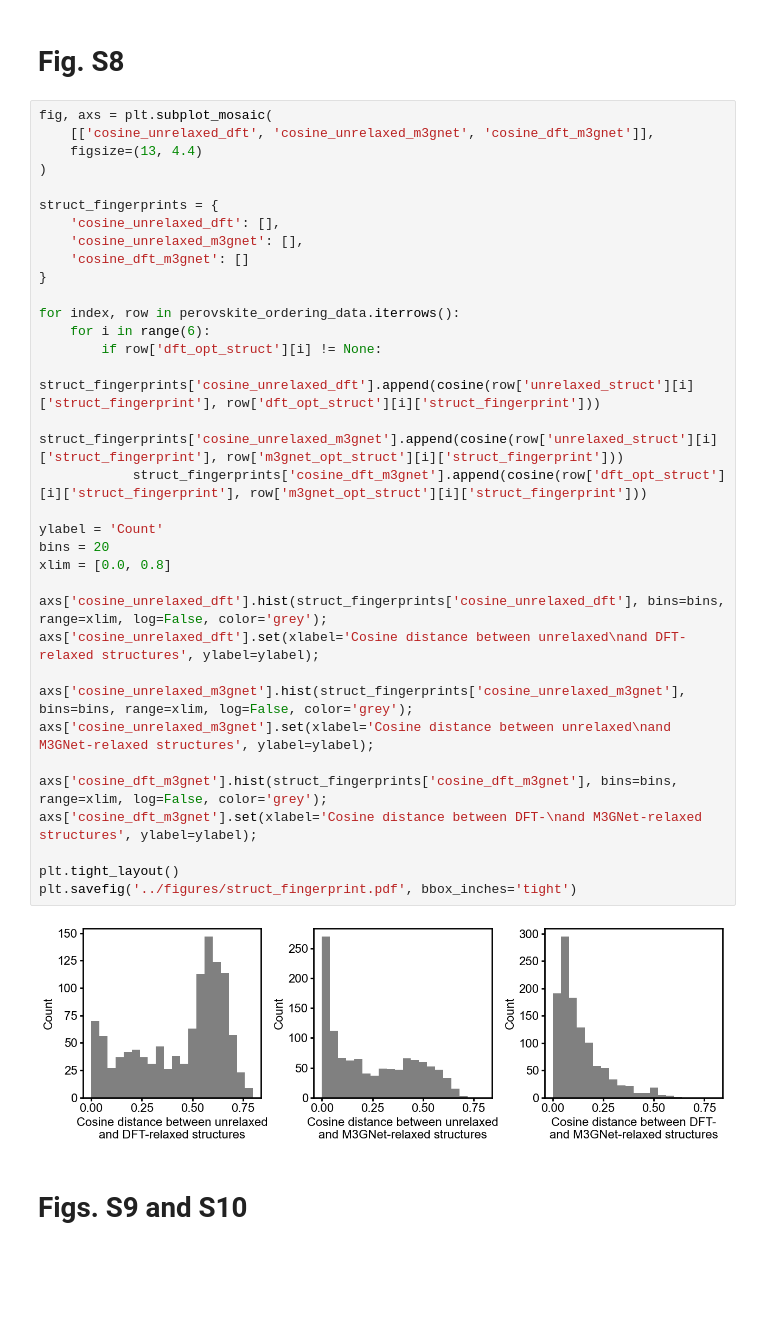
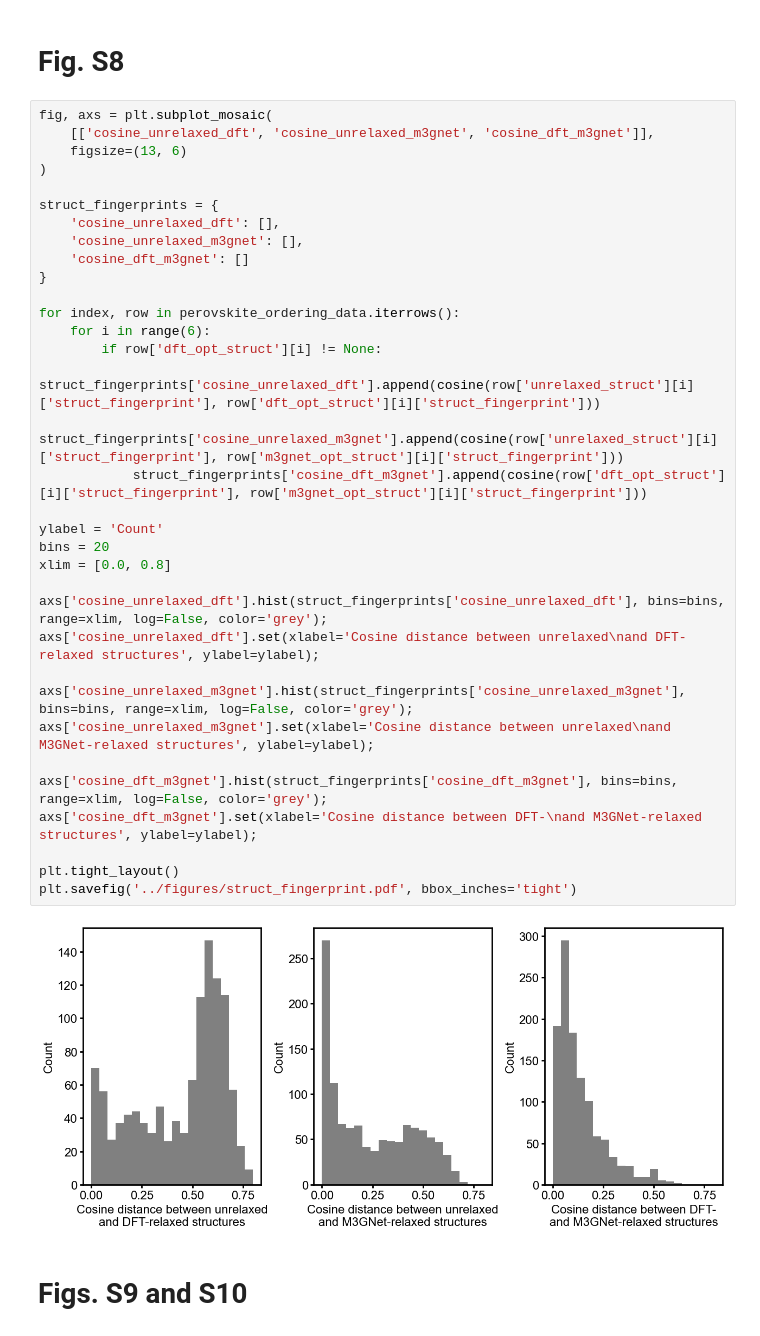
Before and after one commit to learningmatter-mit/Perovskite-Ordering-Descriptors, a Jupyter notebook: descriptors/perovskite_ordering_descriptors.ipynb, the cells around one changed output. Saved outputs shown, nothing was run; the diff lists cells and outputs as text; blank space fills up the shorter version.

```diff
--- a/descriptors/perovskite_ordering_descriptors.ipynb
+++ b/descriptors/perovskite_ordering_descriptors.ipynb
@@ -332,39 +332,39 @@ plt.savefig('../figures/m3gnet_dft_parity.pdf', bbox_inches='tight')
 # %%
 fig, axs = plt.subplot_mosaic(
     [['cosine_unrelaxed_dft', 'cosine_unrelaxed_m3gnet', 'cosine_dft_m3gnet']],
-    figsize=(13, 4.4)
+    figsize=(13, 6)
 )
 
 struct_fingerprints = {
     'cosine_unrelaxed_dft': [],
     'cosine_unrelaxed_m3gnet': [],
     'cosine_dft_m3gnet': []
 }
 
 for index, row in perovskite_ordering_data.iterrows():
     for i in range(6):
         if row['dft_opt_struct'][i] != None:
             struct_fingerprints['cosine_unrelaxed_dft'].append(cosine(row['unrelaxed_struct'][i]['struct_fingerprint'], row['dft_opt_struct'][i]['struct_fingerprint']))
             struct_fingerprints['cosine_unrelaxed_m3gnet'].append(cosine(row['unrelaxed_struct'][i]['struct_fingerprint'], row['m3gnet_opt_struct'][i]['struct_fingerprint']))
             struct_fingerprints['cosine_dft_m3gnet'].append(cosine(row['dft_opt_struct'][i]['struct_fingerprint'], row['m3gnet_opt_struct'][i]['struct_fingerprint']))
 
 ylabel = 'Count'
 bins = 20
 xlim = [0.0, 0.8]
 
 axs['cosine_unrelaxed_dft'].hist(struct_fingerprints['cosine_unrelaxed_dft'], bins=bins, range=xlim, log=False, color='grey');
 axs['cosine_unrelaxed_dft'].set(xlabel='Cosine distance between unrelaxed\nand DFT-relaxed structures', ylabel=ylabel);
 
 axs['cosine_unrelaxed_m3gnet'].hist(struct_fingerprints['cosine_unrelaxed_m3gnet'], bins=bins, range=xlim, log=False, color='grey');
 axs['cosine_unrelaxed_m3gnet'].set(xlabel='Cosine distance between unrelaxed\nand M3GNet-relaxed structures', ylabel=ylabel);
 
 axs['cosine_dft_m3gnet'].hist(struct_fingerprints['cosine_dft_m3gnet'], bins=bins, range=xlim, log=False, color='grey');
 axs['cosine_dft_m3gnet'].set(xlabel='Cosine distance between DFT-\nand M3GNet-relaxed structures', ylabel=ylabel);
 
 plt.tight_layout()
 plt.savefig('../figures/struct_fingerprint.pdf', bbox_inches='tight')
 # %% [output]
-[figure, old version]
+[figure, new version]
 # %% [markdown]
 # Figs. S9 and S10
 # %%
```
Also changed, not shown: 1 other file.
